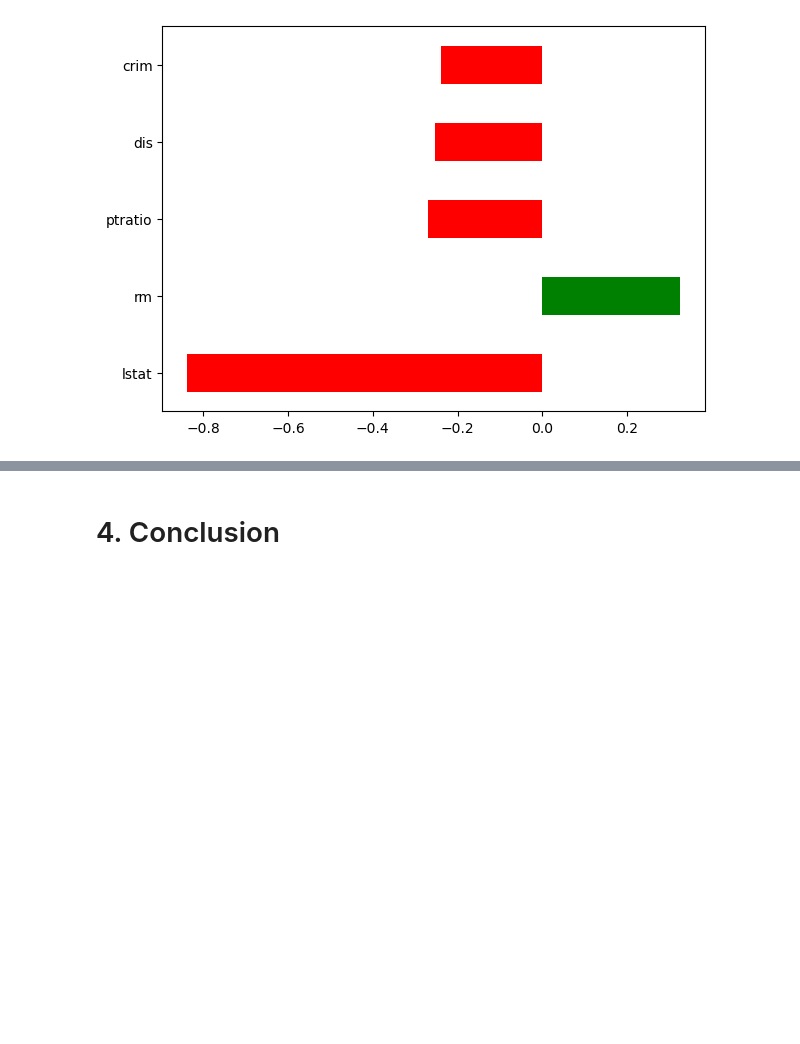
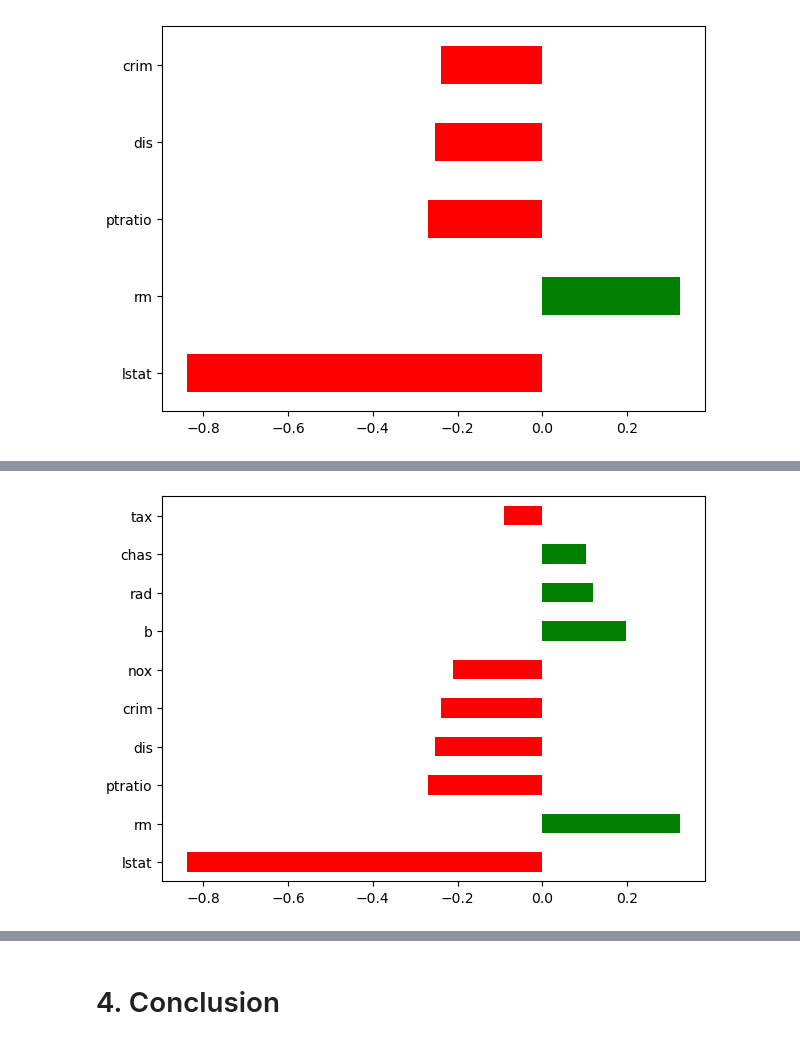
Before and after one commit to JulyAug/Assignment, a Jupyter notebook: Houseprice.ipynb, the cells around one changed output, grey strips where cells are left out. Cells and saved outputs as stored; diff of their text form; code cells hidden in the pictures; blank space fills up the shorter version.

```diff
--- a/Houseprice.ipynb
+++ b/Houseprice.ipynb
@@ -367,3 +398,6 @@ top5_features_l.plot.barh(color= (top5_features_l > 0).map({True: 'g', False: 'r
 plt.show()
 # %% [output]
 [figure]
+# %%
+top10_features_l=  lasso_coef[abs(lasso_coef[lasso_coef != 0]).nlargest(10).index]
+top10_features_l
@@ -369,0 +416,7 @@ plt.show()
+# %%
+# Top 10
+plt.figure(figsize= (7, 5))
+top10_features_l.plot.barh(color= (top10_features_l > 0).map({True: 'g', False: 'r'}))
+plt.show()
+# %% [output]
+[figure, added]
```
Also changed, not shown: parts of 35 cells of this notebook.
